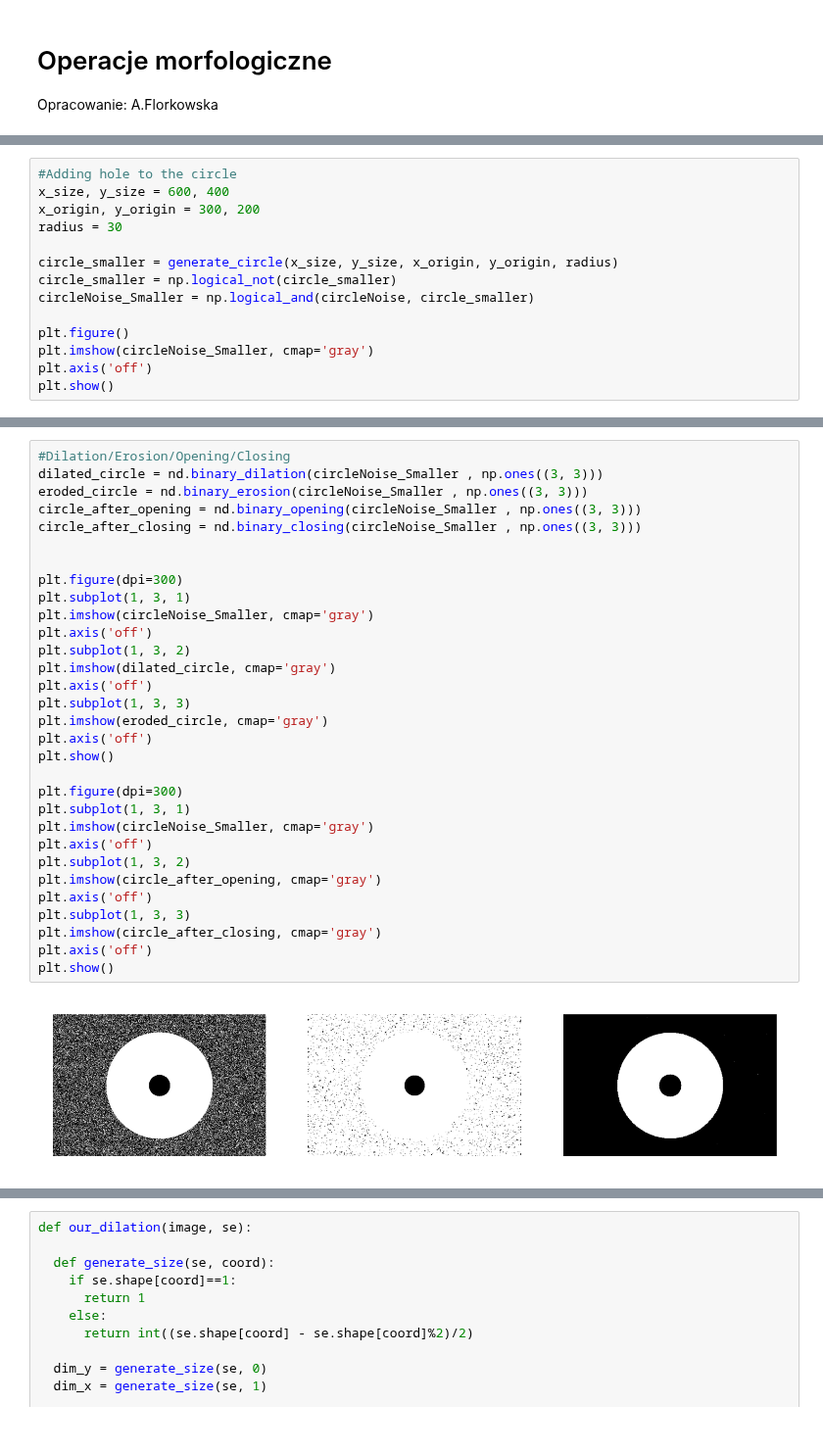
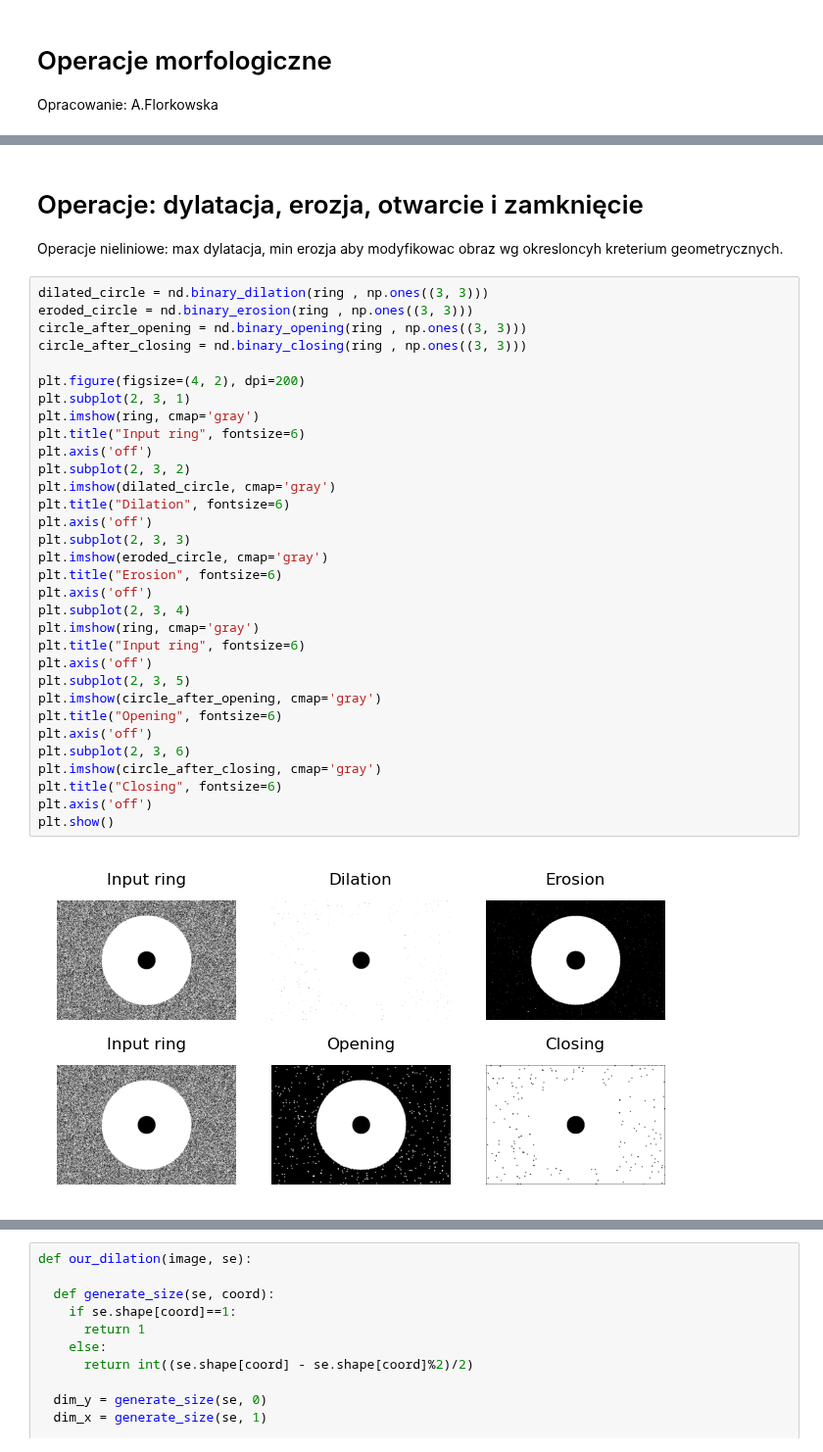
Before and after one commit to aflorkowska/Image-Processing, a Jupyter notebook: PL/5_Operacje morfologiczne.ipynb, the cells around one changed output, grey strips where cells are left out. Shown at 98% size. Drawn from its saved outputs; the diff is of its cells as text.

```diff
--- a/PL/5_Operacje morfologiczne.ipynb
+++ b/PL/5_Operacje morfologiczne.ipynb
@@ -92,14 +138,0 @@ plt.show()
-# %%
-#Adding hole to the circle
-x_size, y_size = 600, 400
-x_origin, y_origin = 300, 200
-radius = 30
-
-circle_smaller = generate_circle(x_size, y_size, x_origin, y_origin, radius)
-circle_smaller = np.logical_not(circle_smaller)
-circleNoise_Smaller = np.logical_and(circleNoise, circle_smaller)
-
-plt.figure()
-plt.imshow(circleNoise_Smaller, cmap='gray')
-plt.axis('off')
-plt.show()
@@ -108,33 +196,38 @@ plt.show()
+# %% [markdown]
+# Operacje: dylatacja, erozja, otwarcie i zamknięcie
+
+Operacje nieliniowe: max dylatacja, min erozja aby modyfikowac obraz wg okresloncyh kreterium geometrycznych.
 # %%
-#Dilation/Erosion/Opening/Closing
-dilated_circle = nd.binary_dilation(circleNoise_Smaller , np.ones((3, 3)))
-eroded_circle = nd.binary_erosion(circleNoise_Smaller , np.ones((3, 3)))
-circle_after_opening = nd.binary_opening(circleNoise_Smaller , np.ones((3, 3)))
-circle_after_closing = nd.binary_closing(circleNoise_Smaller , np.ones((3, 3)))
+dilated_circle = nd.binary_dilation(ring , np.ones((3, 3)))
+eroded_circle = nd.binary_erosion(ring , np.ones((3, 3)))
+circle_after_opening = nd.binary_opening(ring , np.ones((3, 3)))
+circle_after_closing = nd.binary_closing(ring , np.ones((3, 3)))
 
-
-plt.figure(dpi=300)
-plt.subplot(1, 3, 1)
-plt.imshow(circleNoise_Smaller, cmap='gray')
+plt.figure(figsize=(4, 2), dpi=200)
+plt.subplot(2, 3, 1)
+plt.imshow(ring, cmap='gray')
+plt.title("Input ring", fontsize=6)
 plt.axis('off')
-plt.subplot(1, 3, 2)
+plt.subplot(2, 3, 2)
 plt.imshow(dilated_circle, cmap='gray')
+plt.title("Dilation", fontsize=6)
 plt.axis('off')
-plt.subplot(1, 3, 3)
+plt.subplot(2, 3, 3)
 plt.imshow(eroded_circle, cmap='gray')
+plt.title("Erosion", fontsize=6)
+plt.axis('off')
+plt.subplot(2, 3, 4)
+plt.imshow(ring, cmap='gray')
+plt.title("Input ring", fontsize=6)
+plt.axis('off')
+plt.subplot(2, 3, 5)
+plt.imshow(circle_after_opening, cmap='gray')
+plt.title("Opening", fontsize=6)
+plt.axis('off')
+plt.subplot(2, 3, 6)
+plt.imshow(circle_after_closing, cmap='gray')
+plt.title("Closing", fontsize=6)
 plt.axis('off')
 plt.show()
-
-plt.figure(dpi=300)
-plt.subplot(1, 3, 1)
-plt.imshow(circleNoise_Smaller, cmap='gray')
-plt.axis('off')
-plt.subplot(1, 3, 2)
-plt.imshow(circle_after_opening, cmap='gray')
-plt.axis('off')
-plt.subplot(1, 3, 3)
-plt.imshow(circle_after_closing, cmap='gray')
-plt.axis('off')
-plt.show()
 # %% [output]
-[figure, old version]
+[figure, new version]
```
Also changed, not shown: parts of 19 cells of this notebook.
